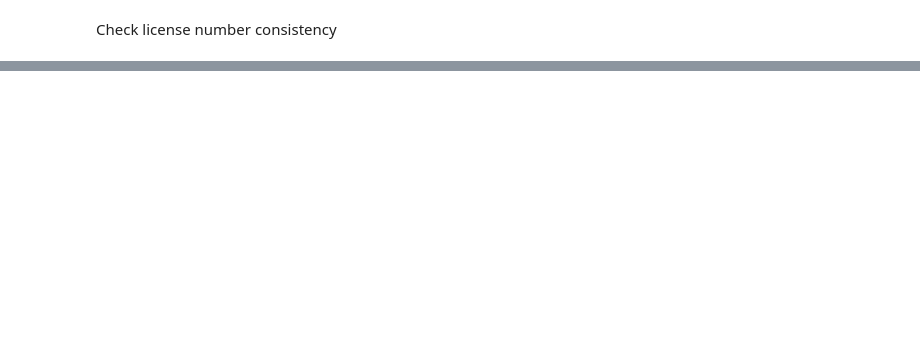
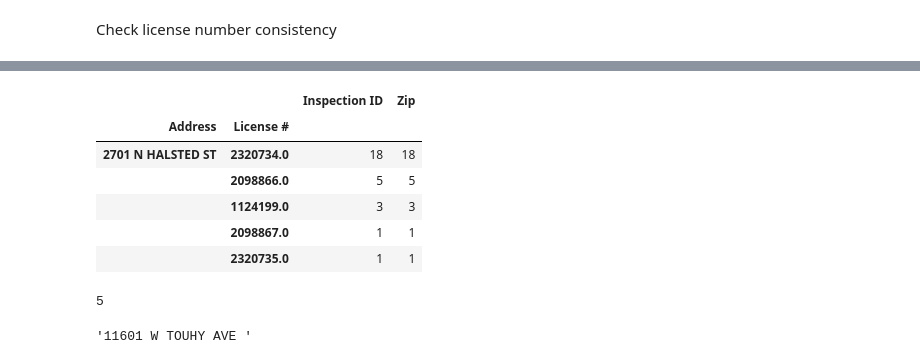
Before and after one commit to ejw-data/proj-food-inspections, a Jupyter notebook: eda_play.ipynb, the cells around one changed output, grey strips where cells are left out. Drawn from its saved outputs; the diff is of its cells as text; code cells hidden in the pictures; blank space fills up the shorter version.

```diff
--- a/eda_play.ipynb
+++ b/eda_play.ipynb
@@ -778,18 +771,30 @@ temp[temp.index.get_level_values('aka_name') == 'SAPORI']
 # %%
 # two methods that are the same
 #temp.loc[('SAPORI', slice(None), slice(None))]
-subset_temp = temp.xs('SAPORI', level='aka_name')
+subset_temp = temp.xs('SAPORI', level='AKA Name')
 subset_temp
+# %% [output]
+|  |  | Inspection ID | Zip |
+| Address | License # |  |  |
+| 2701 N HALSTED ST | 2320734.0 | 18 | 18 |
+|  | 2098866.0 | 5 | 5 |
+|  | 1124199.0 | 3 | 3 |
+|  | 2098867.0 | 1 | 1 |
+|  | 2320735.0 | 1 | 1 |
 # %%
 # counts number of licence_num per business name
-t4 = subset_temp.groupby(level='address').count()['inspect_id']
+t4 = subset_temp.groupby(level='Address').count()['Inspection ID']
 t4.values[0]
+# %% [output]
+5
 # %%
 # number of businesses per address
-t = temp.groupby(level='address').count().sort_values(by='inspect_id', ascending=False)['inspect_id']
+t = temp.groupby(level='Address').count().sort_values(by='Inspection ID', ascending=False)['Inspection ID']
 t.index[0]
 
 # Note:  11601 W TOUHY AVE I think represents the entire O'Hare Airport
+# %% [output]
+'11601 W TOUHY AVE '
 # %%
 location_counts = []
 
```
Also changed, not shown: parts of 19 cells of this notebook.
